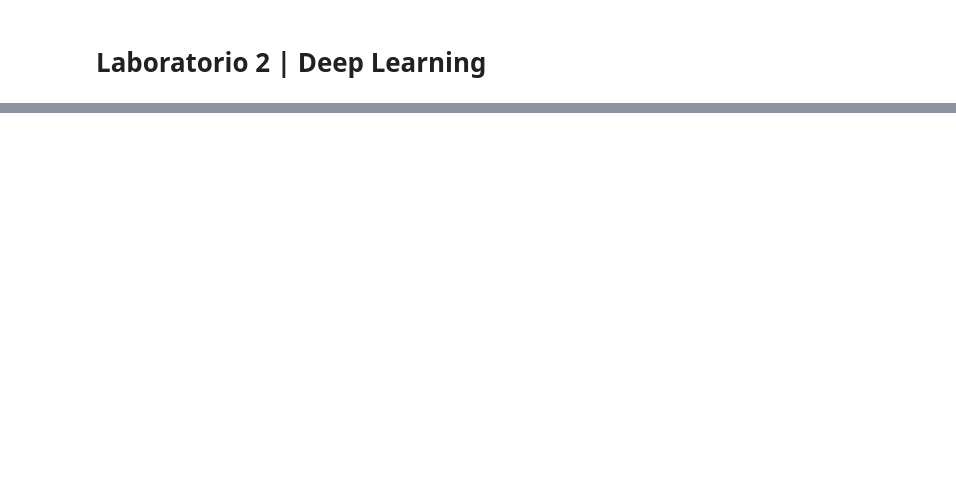
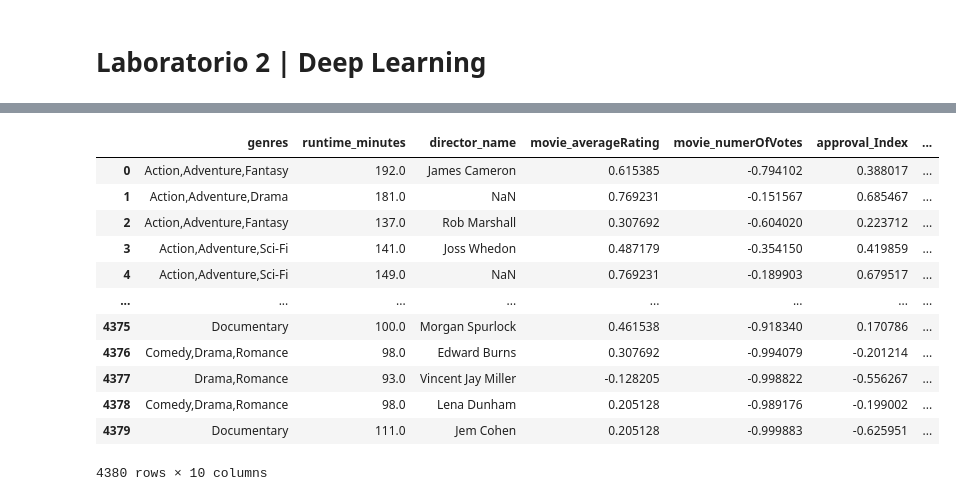
Before and after one commit to RenattoGuzman/DeepLearning-Labs, a Jupyter notebook: Lab2.ipynb, the cells around one changed output, grey strips where cells are left out. Saved outputs shown, nothing was run; the diff lists cells and outputs as text; code cells hidden in the pictures; blank space fills up the shorter version.

```diff
--- a/Lab2.ipynb
+++ b/Lab2.ipynb
@@ -30,0 +61,51 @@ df.head(5)
+# %%
+
+data = df
+
+scaler = MinMaxScaler(feature_range=(-1, 1))
+
+data['N-movie_averageRating'] = scaler.fit_transform(df[['movie_averageRating']])
+
+data['N-movie_numerOfVotes'] = scaler.fit_transform(df[['movie_numerOfVotes']])
+
+data['N-approval_Index'] = scaler.fit_transform(df[['approval_Index']])
+
+data['N-Production budget'] = scaler.fit_transform(df[['Production budget $']])
+
+data['N-Domestic gross'] = scaler.fit_transform(df[['Domestic gross $']])
+
+data['N-Worldwide gross'] = scaler.fit_transform(df[['Worldwide gross $']])
+
+data['production_year'] = pd.to_datetime(data['production_date']).dt.year
+
+data['N-production_year'] = scaler.fit_transform(data[['production_year']])
+
+
+
+data = df.drop(columns=['movie_averageRating','movie_numerOfVotes','approval_Index','Production budget $','Domestic gross $','Worldwide gross $', \
+                        'production_date','production_year'])
+
+columns_to_rename = [col for col in data.columns if col.startswith('N-')]
+
+# Crear un diccionario de mapeo para renombrar
+rename_dict = {col: col[2:] for col in columns_to_rename}
+
+# Renombrar las columnas
+data = data.rename(columns=rename_dict)
+
+
+data
+# %% [output]
+|  | genres | runtime_minutes | director_name | movie_averageRating | movie_numerOfVotes | approval_Index | ... |
+| 0 | Action,Adventure,Fantasy | 192.0 | James Cameron | 0.615385 | -0.794102 | 0.388017 | ... |
+| 1 | Action,Adventure,Drama | 181.0 | NaN | 0.769231 | -0.151567 | 0.685467 | ... |
+| 2 | Action,Adventure,Fantasy | 137.0 | Rob Marshall | 0.307692 | -0.604020 | 0.223712 | ... |
+| 3 | Action,Adventure,Sci-Fi | 141.0 | Joss Whedon | 0.487179 | -0.354150 | 0.419859 | ... |
+| 4 | Action,Adventure,Sci-Fi | 149.0 | NaN | 0.769231 | -0.189903 | 0.679517 | ... |
+| ... | ... | ... | ... | ... | ... | ... | ... |
+| 4375 | Documentary | 100.0 | Morgan Spurlock | 0.461538 | -0.918340 | 0.170786 | ... |
+| 4376 | Comedy,Drama,Romance | 98.0 | Edward Burns | 0.307692 | -0.994079 | -0.201214 | ... |
+| 4377 | Drama,Romance | 93.0 | Vincent Jay Miller | -0.128205 | -0.998822 | -0.556267 | ... |
+| 4378 | Comedy,Drama,Romance | 98.0 | Lena Dunham | 0.205128 | -0.989176 | -0.199002 | ... |
+| 4379 | Documentary | 111.0 | Jem Cohen | 0.205128 | -0.999883 | -0.625951 | ... |
+4380 rows × 10 columns
```
Also changed, not shown: parts of 18 cells of this notebook, 3 other files.
